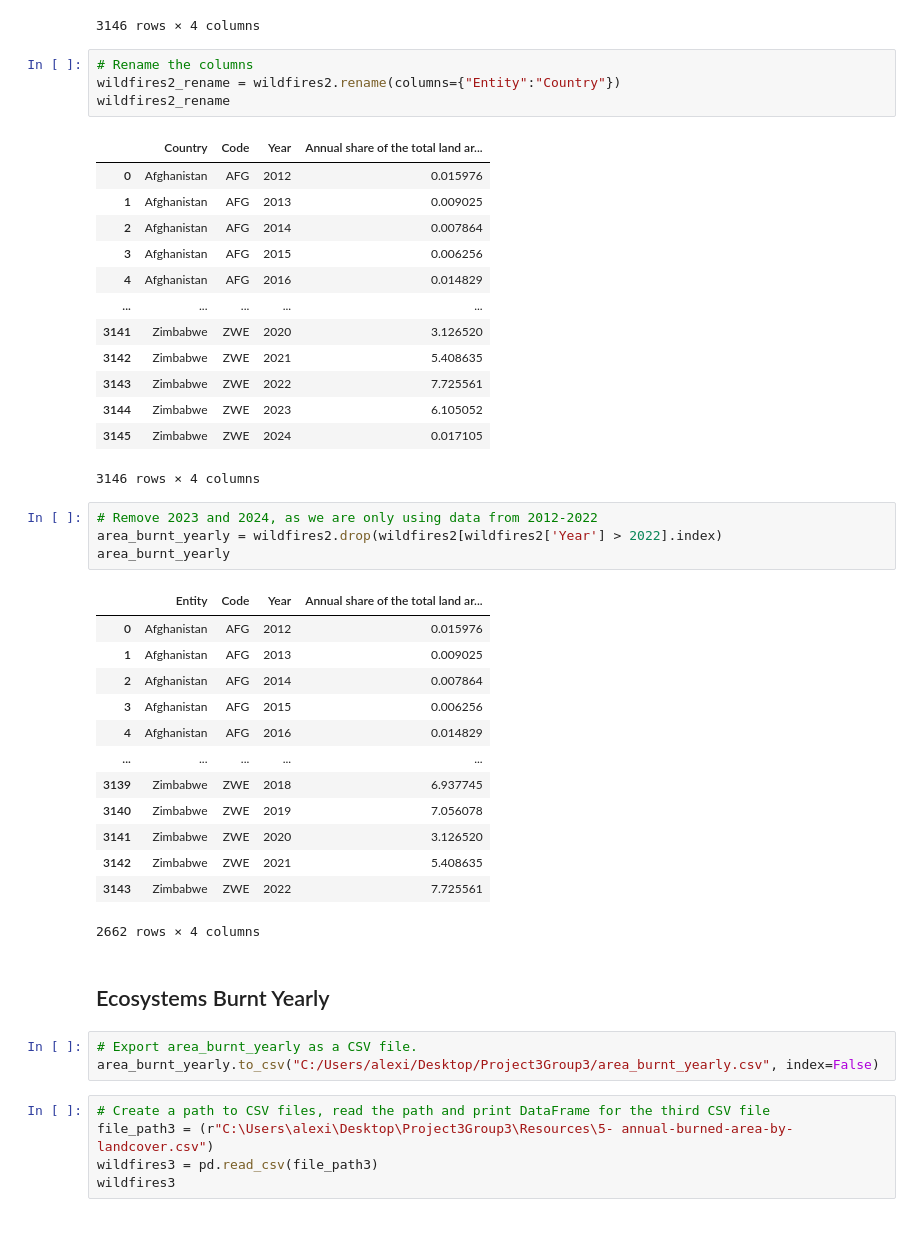
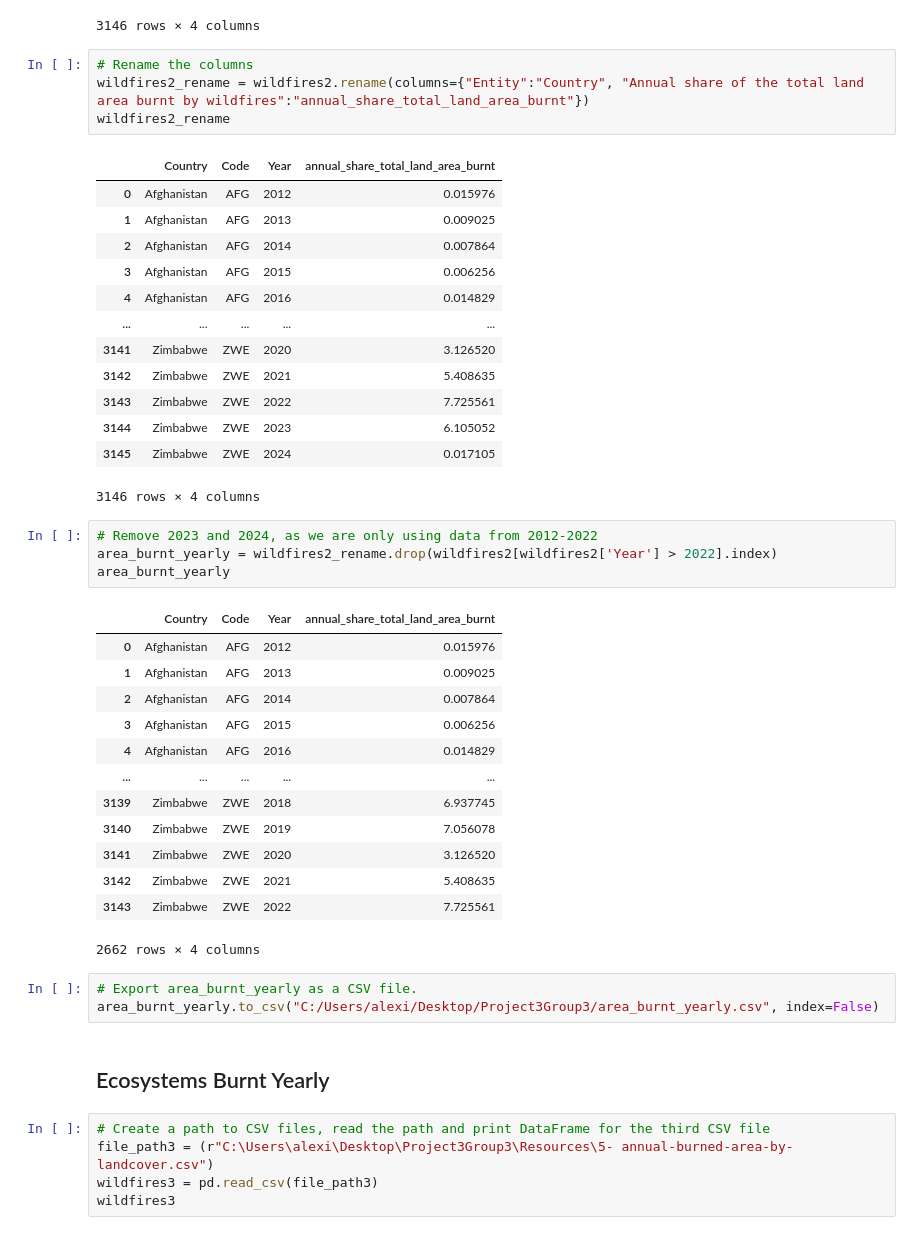
Before and after one commit to alexis4441/Project3group3, a Jupyter notebook: Project3Wildfires.ipynb, the cells around one changed output. Cells and saved outputs as stored; diff of their text form.

```diff
--- a/Project3Wildfires.ipynb
+++ b/Project3Wildfires.ipynb
@@ -99,10 +105,10 @@ wildfires2
 3146 rows × 4 columns
 # %%
 # Rename the columns
-wildfires2_rename = wildfires2.rename(columns={"Entity":"Country"})
+wildfires2_rename = wildfires2.rename(columns={"Entity":"Country", "Annual share of the total land area burnt by wildfires":"annual_share_total_land_area_burnt"})
 wildfires2_rename
 # %% [output]
-|  | Country | Code | Year | Annual share of the total land ar... |
+|  | Country | Code | Year | annual_share_total_land_area_burnt |
 | 0 | Afghanistan | AFG | 2012 | 0.015976 |
 | 1 | Afghanistan | AFG | 2013 | 0.009025 |
 | 2 | Afghanistan | AFG | 2014 | 0.007864 |
@@ -117,10 +123,10 @@ wildfires2_rename
 3146 rows × 4 columns
 # %%
 # Remove 2023 and 2024, as we are only using data from 2012-2022
-area_burnt_yearly = wildfires2.drop(wildfires2[wildfires2['Year'] > 2022].index)
+area_burnt_yearly = wildfires2_rename.drop(wildfires2[wildfires2['Year'] > 2022].index)
 area_burnt_yearly
 # %% [output]
-|  | Entity | Code | Year | Annual share of the total land ar... |
+|  | Country | Code | Year | annual_share_total_land_area_burnt |
 | 0 | Afghanistan | AFG | 2012 | 0.015976 |
 | 1 | Afghanistan | AFG | 2013 | 0.009025 |
 | 2 | Afghanistan | AFG | 2014 | 0.007864 |
@@ -133,11 +139,11 @@ area_burnt_yearly
 | 3142 | Zimbabwe | ZWE | 2021 | 5.408635 |
 | 3143 | Zimbabwe | ZWE | 2022 | 7.725561 |
 2662 rows × 4 columns
+# %%
+# Export area_burnt_yearly as a CSV file.
+area_burnt_yearly.to_csv("C:/Users/alexi/Desktop/Project3Group3/area_burnt_yearly.csv", index=False)
 # %% [markdown]
 ## Ecosystems Burnt Yearly
-# %%
-# Export area_burnt_yearly as a CSV file.
-area_burnt_yearly.to_csv("C:/Users/alexi/Desktop/Project3Group3/area_burnt_yearly.csv", index=False)
 # %%
 # Create a path to CSV files, read the path and print DataFrame for the third CSV file
 file_path3 = (r"C:\Users\alexi\Desktop\Project3Group3\Resources\5- annual-burned-area-by-landcover.csv")
```
Also changed, not shown: parts of 11 cells of this notebook.
